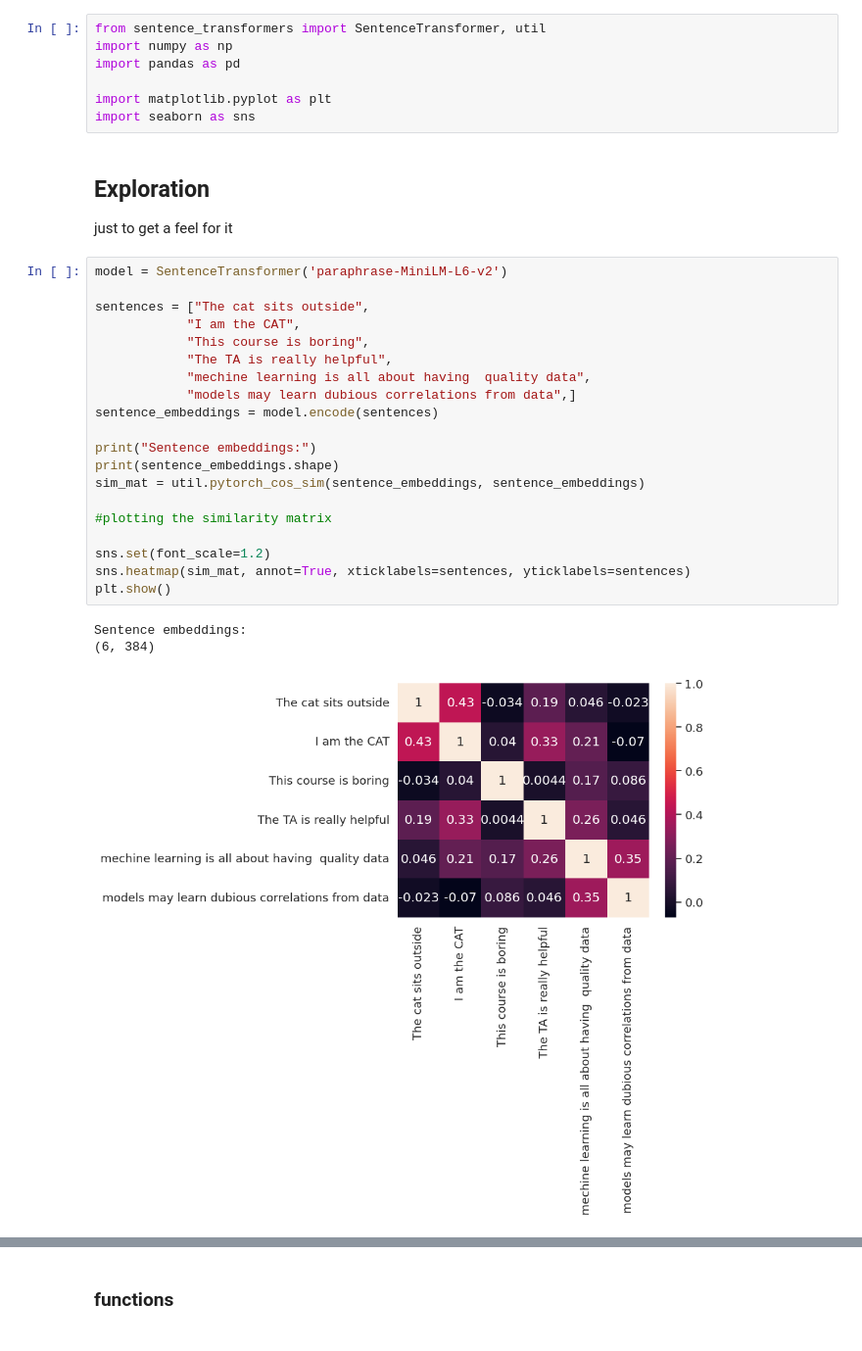
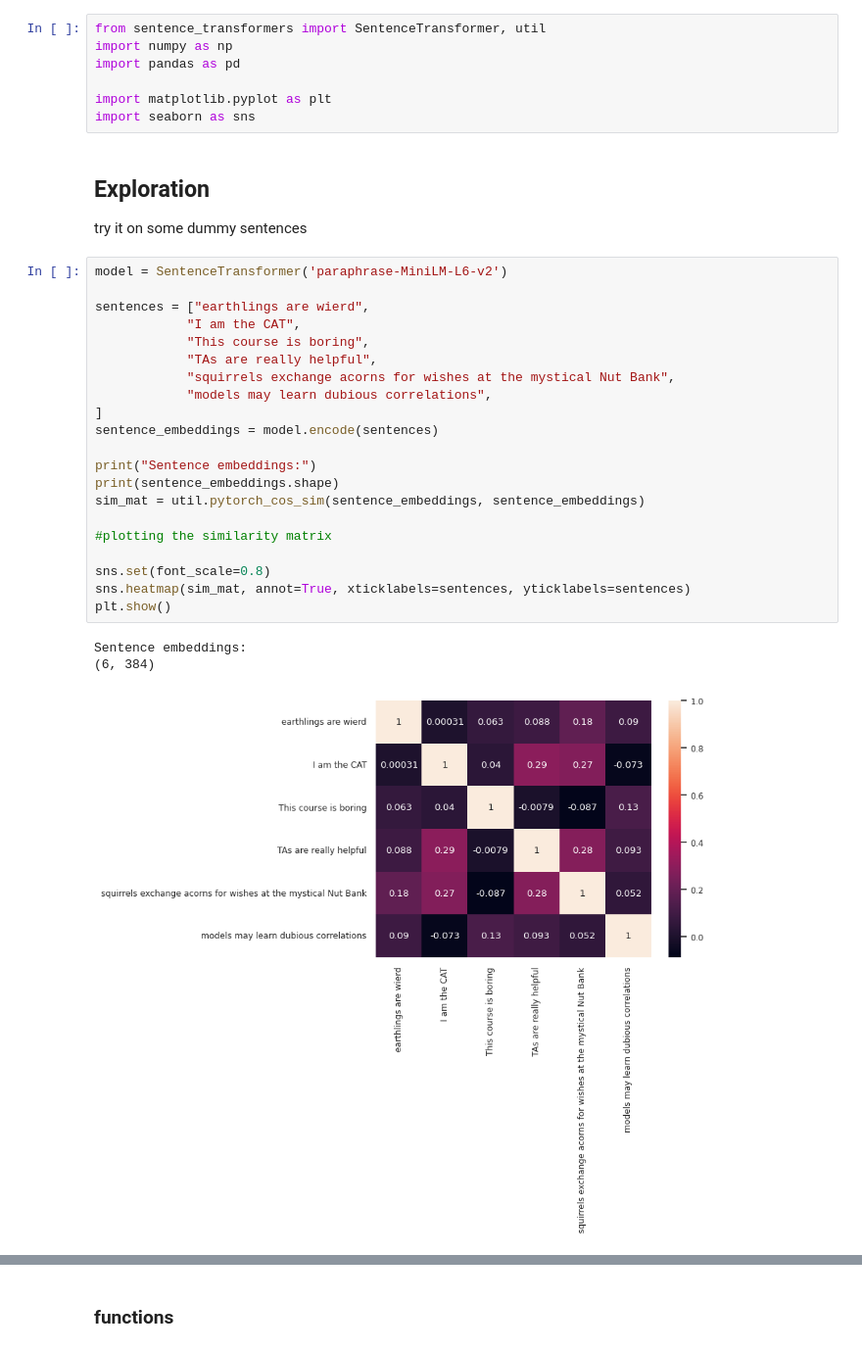
Before and after one commit to AshokBatakala/NLI4CT, a Jupyter notebook: 2_Sentence_BERT.ipynb, the cells around one changed output, grey strips where cells are left out. Shown at 98% size. Cells and saved outputs as stored; diff of their text form.

Commit message:
experimentation with sentence BERT is completed.

```diff
--- a/2_Sentence_BERT.ipynb
+++ b/2_Sentence_BERT.ipynb
@@ -5,31 +5,32 @@ import pandas as pd
 
 import matplotlib.pyplot as plt
 import seaborn as sns
-# %% [markdown]
-## Exploration
-just to get a feel for it
+# %% [markdown]
+## Exploration
+try it on some dummy sentences
 # %%
 model = SentenceTransformer('paraphrase-MiniLM-L6-v2')
 
-sentences = ["The cat sits outside",
+sentences = ["earthlings are wierd",
             "I am the CAT",
             "This course is boring",
-            "The TA is really helpful",
-            "mechine learning is all about having  quality data",
-            "models may learn dubious correlations from data",]
+            "TAs are really helpful",
+            "squirrels exchange acorns for wishes at the mystical Nut Bank",
+            "models may learn dubious correlations",
+]
 sentence_embeddings = model.encode(sentences)
 
 print("Sentence embeddings:")
 print(sentence_embeddings.shape)
 sim_mat = util.pytorch_cos_sim(sentence_embeddings, sentence_embeddings)
 
 #plotting the similarity matrix
 
-sns.set(font_scale=1.2)
+sns.set(font_scale=0.8)
 sns.heatmap(sim_mat, annot=True, xticklabels=sentences, yticklabels=sentences)
 plt.show()
 # %% [output]
 Sentence embeddings:
 (6, 384)
-[figure, old version]
+[figure, new version]
 # %% [markdown]
```
Also changed, not shown: parts of 26 cells of this notebook.
